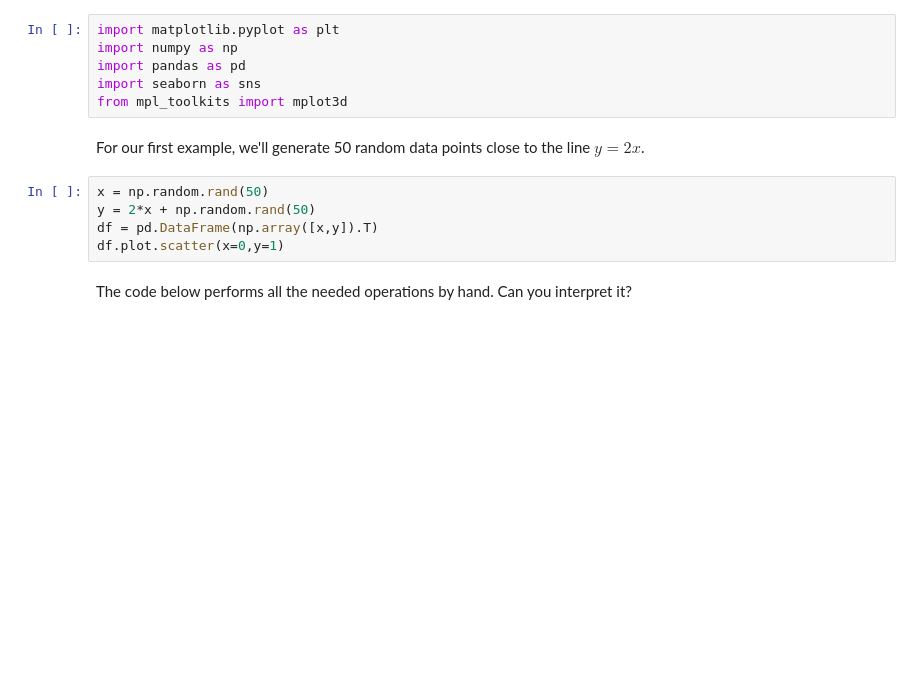
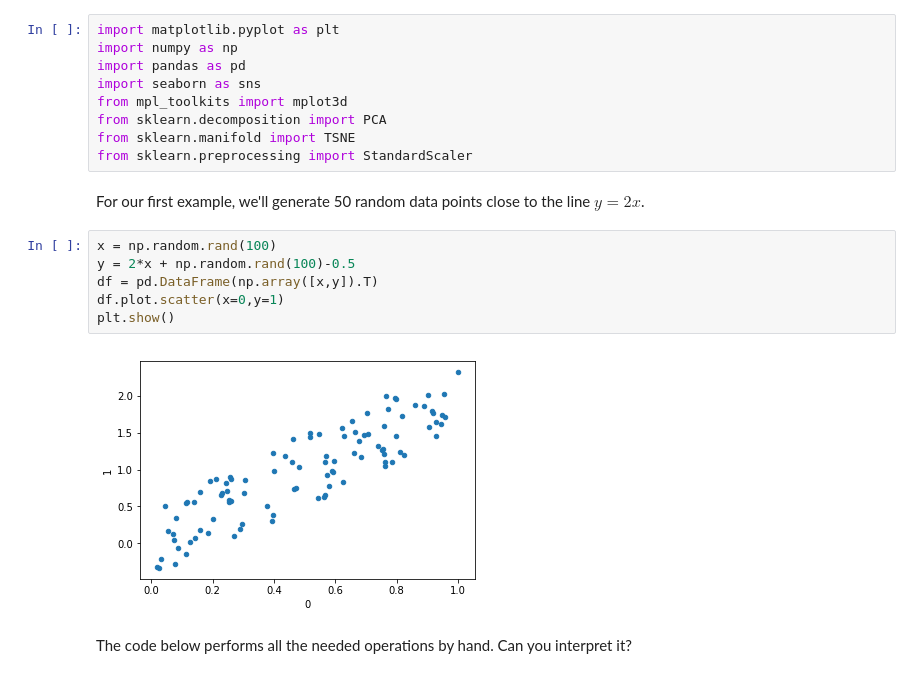
Before and after one commit to UBDS-3/ML_projects, a Jupyter notebook: 2025/day-2-dimesionality-reduction-solutions.ipynb, the cells around one changed output. Cells and saved outputs as stored; diff of their text form; blank space fills up the shorter version.

```diff
--- a/2025/day-2-dimesionality-reduction-solutions.ipynb
+++ b/2025/day-2-dimesionality-reduction-solutions.ipynb
@@ -38,13 +38,19 @@ import numpy as np
 import pandas as pd
 import seaborn as sns
 from mpl_toolkits import mplot3d
+from sklearn.decomposition import PCA
+from sklearn.manifold import TSNE
+from sklearn.preprocessing import StandardScaler
 # %% [markdown]
 For our first example, we'll generate 50 random data points close to the line $y=2x$.
 # %%
-x = np.random.rand(50)
-y = 2*x + np.random.rand(50)
+x = np.random.rand(100)
+y = 2*x + np.random.rand(100)-0.5
 df = pd.DataFrame(np.array([x,y]).T)
 df.plot.scatter(x=0,y=1)
+plt.show()
+# %% [output]
+[figure, added]
 # %% [markdown]
 The code below performs all the needed operations by hand. Can you interpret it?
 # %%
```
Also changed, not shown: parts of 35 cells of this notebook, 5 other files.
